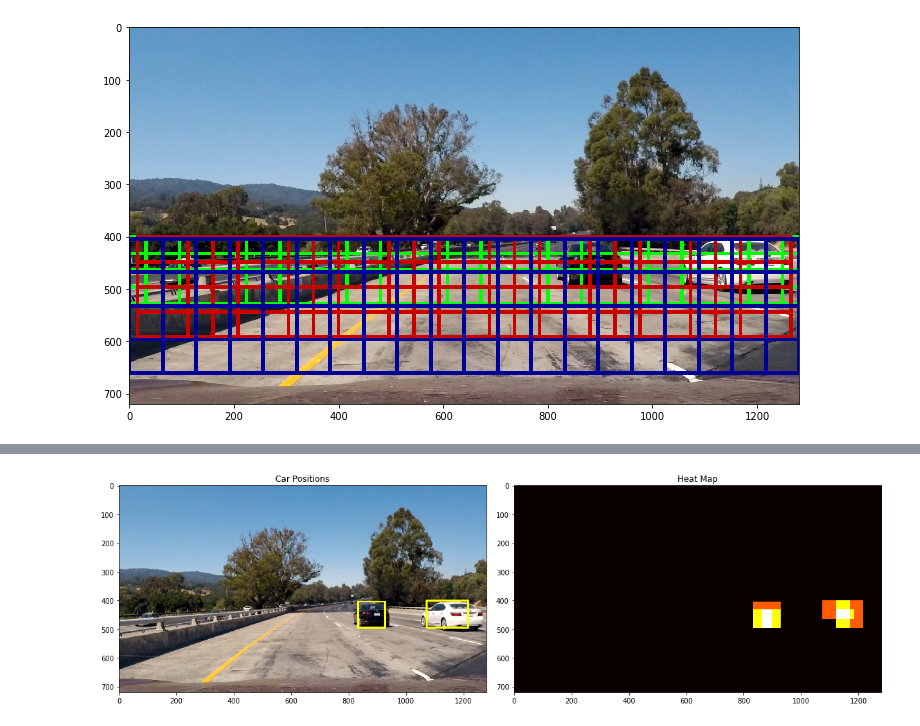
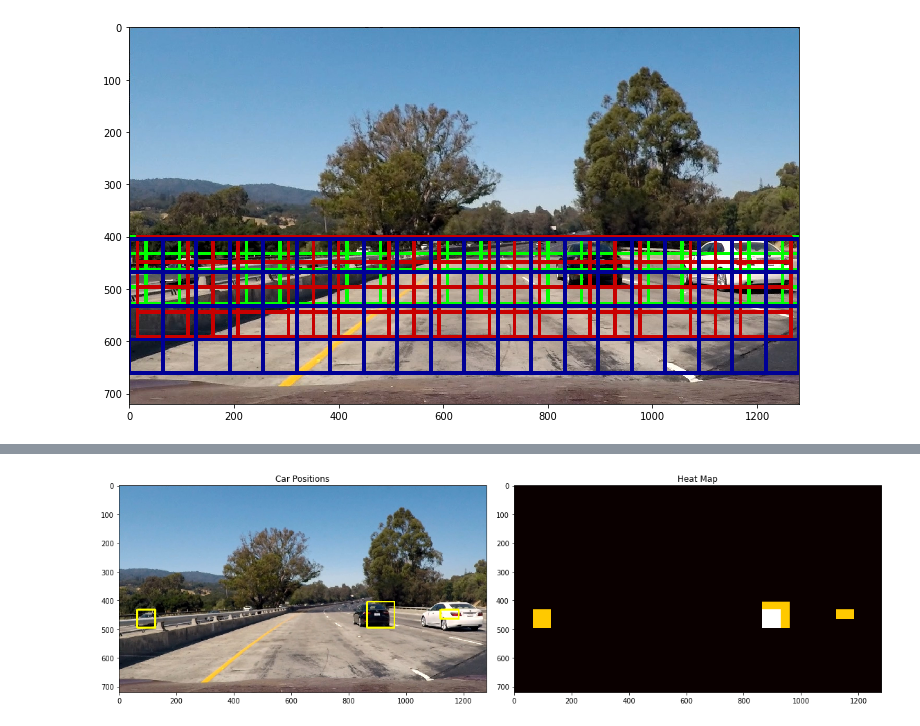
Before and after one commit to feklistoff/CarND-Vehicle-Detection, a Jupyter notebook: building_pipeline.ipynb, the cells around one changed output, grey strips where cells are left out. Drawn from its saved outputs; the diff is of its cells as text; code cells hidden in the pictures.

```diff
--- a/building_pipeline.ipynb
+++ b/building_pipeline.ipynb
@@ -386,6 +388,6 @@ joblib.dump(stuff, 'data_clf_scaler_yuv.p')
 # %%
 # load SVM model
-stuff = joblib.load('data_clf_scaler_yuv.p')
+stuff = joblib.load('clf_scaler.p')
 X_scaler = stuff['scaler']
 svc = stuff['clf']
 # %%
@@ -414,8 +416,6 @@ plt.show()
 # define a single function that can extract features using hog sub-sampling and make predictions
 def find_cars(img, ystart, ystop, scale, svc, X_scaler, orient, pix_per_cell,
               cell_per_block, color_space, channel):
-
-    draw_img = np.copy(img)
 
     img_tosearch = img[ystart:ystop,:,:]
     ctrans_tosearch = convert_color(img_tosearch, color_space)
@@ -473,9 +473,6 @@ def find_cars(img, ystart, ystop, scale, svc, X_scaler, orient, pix_per_cell,
                 xbox_left = np.int(xleft*scale)
                 ytop_draw = np.int(ytop*scale)
                 win_draw = np.int(window*scale)
-                cv2.rectangle(draw_img,
-                              (xbox_left, ytop_draw+ystart),
-                              (xbox_left+win_draw, ytop_draw+win_draw+ystart), (0, 255, 0), 6)
                 bbox_list.append(((xbox_left, ytop_draw+ystart), (xbox_left+win_draw, ytop_draw+win_draw+ystart)))
 
-    return draw_img, bbox_list
+    return bbox_list
@@ -500,0 +479,31 @@ plt.show()
+# %%
+img = test[3]
+draw_image = np.copy(img)
+
+channel = 0
+# 64x64 windows
+y_start_small = 400
+y_stop_small = 528
+scale_small = 1.0
+# 96x96 windows
+y_start_med = 400
+y_stop_med = 592
+scale_med = 1.5
+# 128x128 windows
+y_start_big = 404
+y_stop_big = 660
+scale_big = 2.0
+
+windows_small = find_cars(img, y_start_small, y_stop_small, scale_small, svc, X_scaler, orient, pix_per_cell,
+                          cell_per_block, color_space, channel)
+windows_med = find_cars(img, y_start_med, y_stop_med, scale_med, svc, X_scaler, orient, pix_per_cell,
+                        cell_per_block, color_space, channel)
+windows_big = find_cars(img, y_start_big, y_stop_big, scale_big, svc, X_scaler, orient, pix_per_cell,
+                        cell_per_block, color_space, channel)
+windows = windows_small + windows_med + windows_big
+
+window_img = draw_boxes(draw_image, windows, color=(0, 255, 0), thick=6)
+
+plt.figure(figsize=(12, 10))
+plt.imshow(window_img)
+plt.show()
@@ -527,25 +540,25 @@ def draw_labeled_bboxes(img, labels):
 # %%
 # add heat to each box in box list
 heat = np.zeros_like(img[:,:,0]).astype(np.float)
-heat = add_heat(heat, hot_windows)
+heat = add_heat(heat, windows)
 
 # apply threshold to help remove false positives
 heat = heat_threshold(heat, 1)
 
 # visualize the heatmap when displaying
 heatmap = np.clip(heat, 0, 255)
 
 # find final boxes from heatmap using label function
 labels = label(heatmap)
 draw_img = draw_labeled_bboxes(np.copy(img), labels)
 
 fig = plt.figure(figsize=(16, 10))
 plt.subplot(121)
 plt.imshow(draw_img)
 plt.title('Car Positions')
 plt.subplot(122)
 plt.imshow(heatmap, cmap='hot')
 plt.title('Heat Map')
 fig.tight_layout()
 # %% [output]
-[figure, old version]
+[figure, new version]
```
Also changed, not shown: parts of 6 cells of this notebook, 3 other files.
